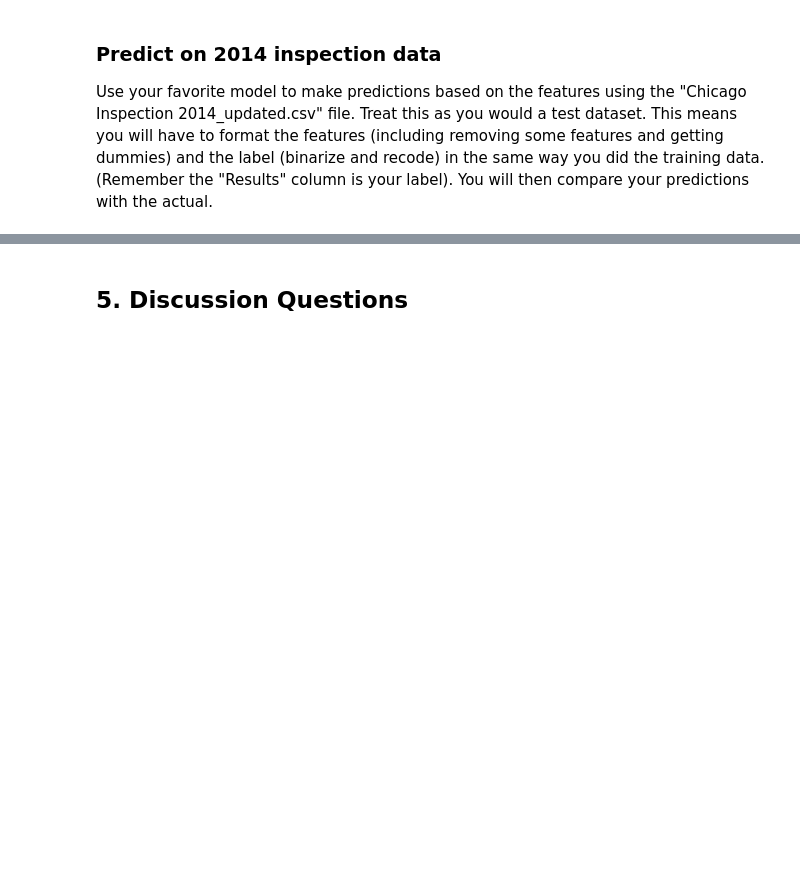
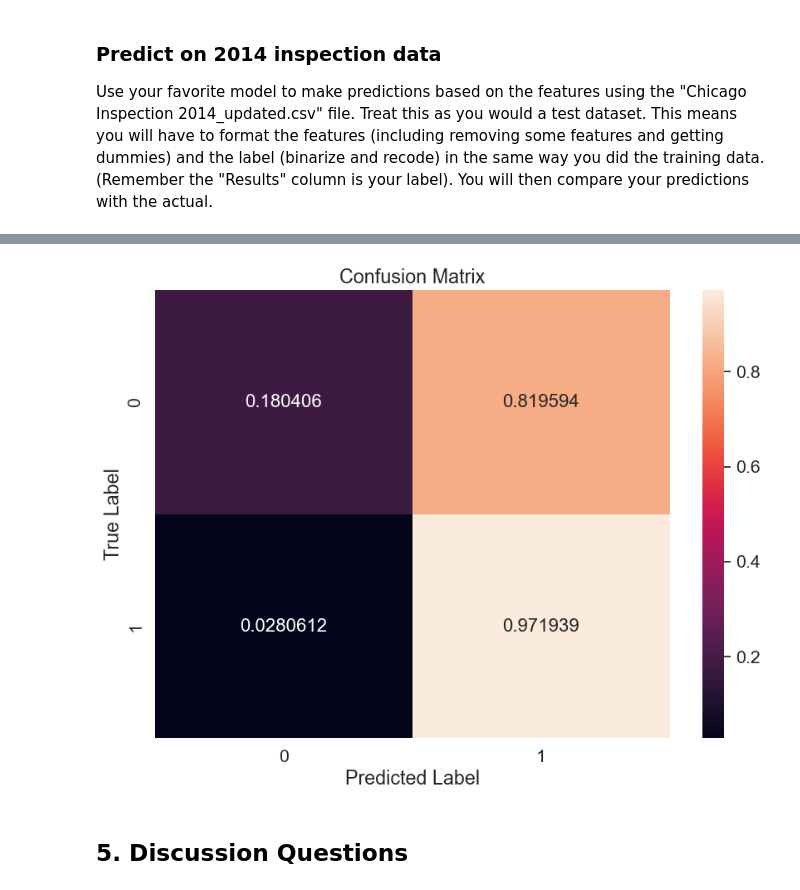
Before and after one commit to jacqueline-rw-brown/Computational-Social-Science-Projects, a Jupyter notebook: Project 3/Project 3.ipynb, the cells around one changed output, grey strips where cells are left out. Saved outputs shown, nothing was run; the diff lists cells and outputs as text; code cells hidden in the pictures; blank space fills up the shorter version.

```diff
--- a/Project 3/Project 3.ipynb
+++ b/Project 3/Project 3.ipynb
@@ -294,6 +306,7 @@ X = pd.get_dummies(X)
 # process target
 # -----------
 y_2014 = chicago_inspections_2014['Results']
+
 
 # -----------
 # binarize the target variable
@@ -302,8 +315,7 @@ lb_style = LabelBinarizer()
 y_2014 = lb_style.fit_transform(y_2014)
 
 # recode 0s and 1s so 1s are "Fail"
-y_2014 = np.where(y == 1, 0 ,1)
-
+y_2014 = np.where(y_2014 == 1, 0 ,1)
 
 # process features
 # -----------
@@ -766,3 +800,31 @@ Feature names unseen at fit time:
+# %%
+# evaluate
+# -----------
+
+# create a confusion matrix
+cf_matrix = confusion_matrix(y_2014,
+                             y_pred2014,
+                             normalize = "true")
+
+# convert to a dataframe
+df_cm = pd.DataFrame(cf_matrix, range(2), range(2))
+
+# set figure specifications
+
+plt.figure(figsize = (10,7))
+sns.set(font_scale=1.4)#for label size
+sns.heatmap(df_cm,
+           annot=True,
+           annot_kws={"size": 16},
+           fmt='g')
+
+# plot
+plt.title("Confusion Matrix")
+plt.xlabel("Predicted Label")
+plt.ylabel("True Label")
+plt.show()
+# %% [output]
+[figure, added]
 # %% [markdown]
 ## 5. Discussion Questions
 # %% [markdown]
```
Also changed, not shown: parts of 26 cells of this notebook.
